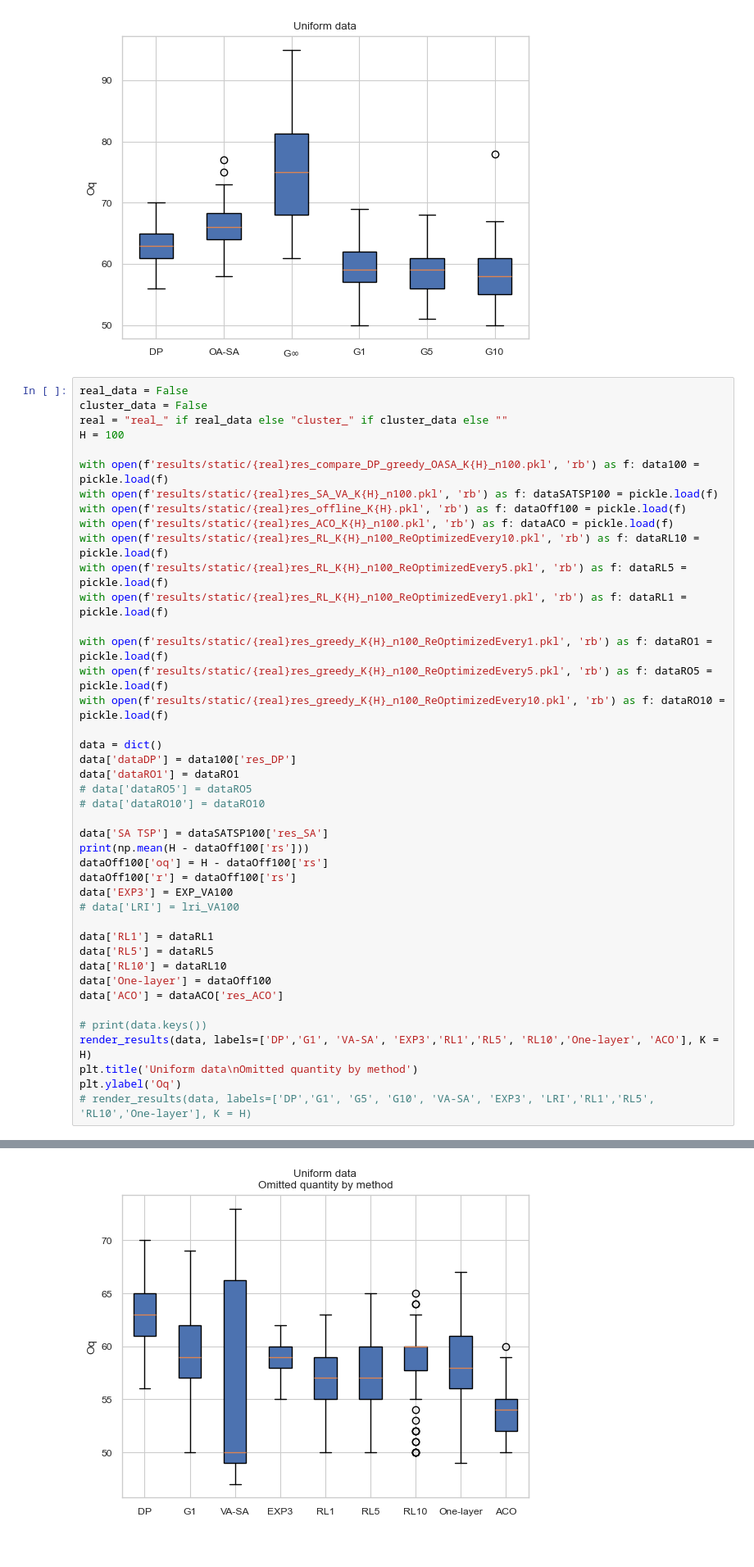
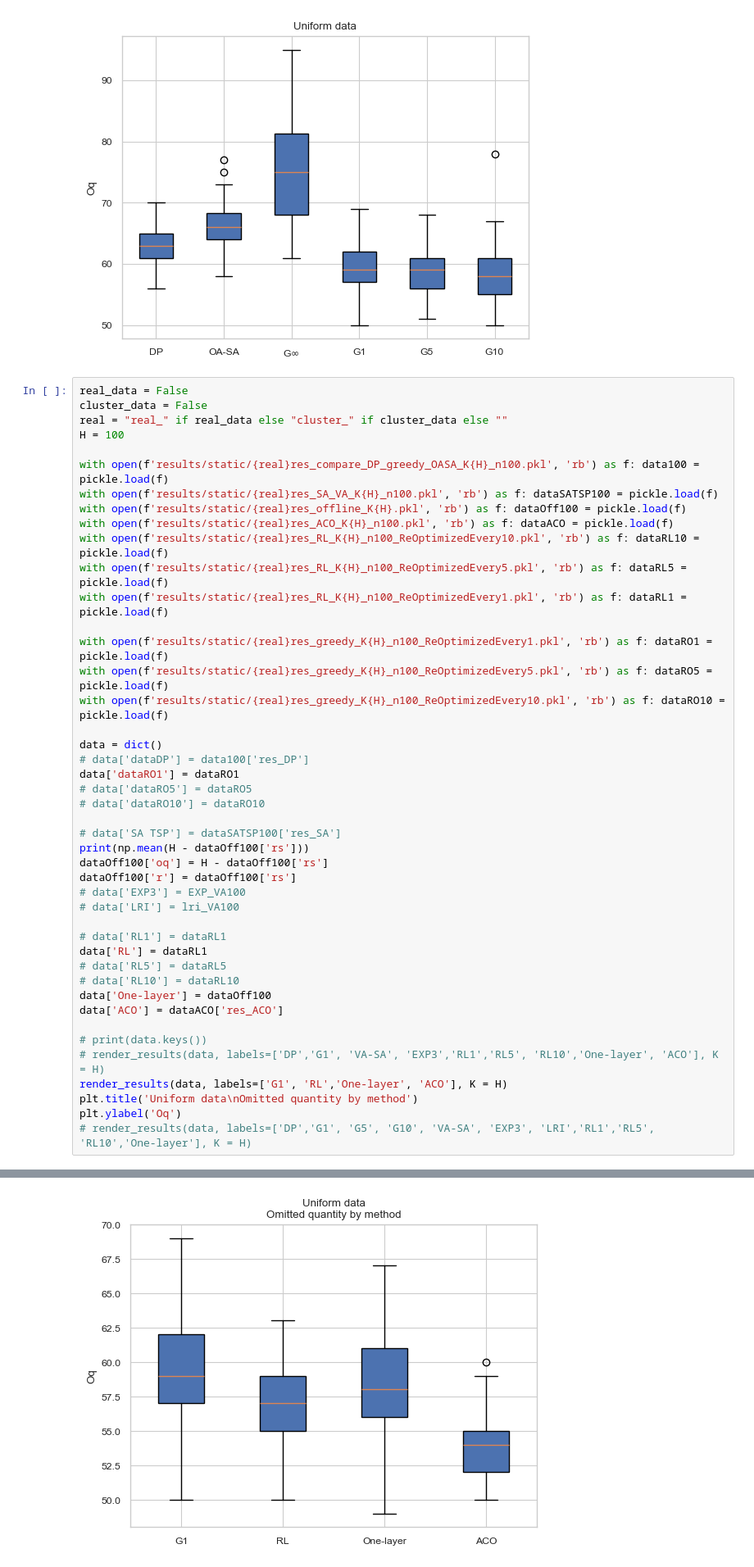
Before and after one commit to Farid-Najar/DynamicQVRP, a Jupyter notebook: results_static.ipynb, the cells around one changed output, grey strips where cells are left out. Shown at 82% size. Drawn from its saved outputs; the diff is of its cells as text.

```diff
--- a/results_static.ipynb
+++ b/results_static.ipynb
@@ -597,26 +595,28 @@ with open(f'results/static/{real}res_greedy_K{H}_n100_ReOptimizedEvery5.pkl', 'r
 with open(f'results/static/{real}res_greedy_K{H}_n100_ReOptimizedEvery10.pkl', 'rb') as f: dataRO10 = pickle.load(f)
 
 data = dict()
-data['dataDP'] = data100['res_DP']
+# data['dataDP'] = data100['res_DP']
 data['dataRO1'] = dataRO1
 # data['dataRO5'] = dataRO5
 # data['dataRO10'] = dataRO10
 
-data['SA TSP'] = dataSATSP100['res_SA']
+# data['SA TSP'] = dataSATSP100['res_SA']
 print(np.mean(H - dataOff100['rs']))
 dataOff100['oq'] = H - dataOff100['rs']
 dataOff100['r'] = dataOff100['rs']
-data['EXP3'] = EXP_VA100
+# data['EXP3'] = EXP_VA100
 # data['LRI'] = lri_VA100
 
-data['RL1'] = dataRL1
-data['RL5'] = dataRL5
-data['RL10'] = dataRL10
+# data['RL1'] = dataRL1
+data['RL'] = dataRL1
+# data['RL5'] = dataRL5
+# data['RL10'] = dataRL10
 data['One-layer'] = dataOff100
 data['ACO'] = dataACO['res_ACO']
 
 # print(data.keys())
-render_results(data, labels=['DP','G1', 'VA-SA', 'EXP3','RL1','RL5', 'RL10','One-layer', 'ACO'], K = H)
+# render_results(data, labels=['DP','G1', 'VA-SA', 'EXP3','RL1','RL5', 'RL10','One-layer', 'ACO'], K = H)
+render_results(data, labels=['G1', 'RL','One-layer', 'ACO'], K = H)
 plt.title('Uniform data\nOmitted quantity by method')
 plt.ylabel('Oq')
 # render_results(data, labels=['DP','G1', 'G5', 'G10', 'VA-SA', 'EXP3', 'LRI','RL1','RL5', 'RL10','One-layer'], K = H)
@@ -626,5 +626,5 @@ plt.ylabel('Oq')
 Text(0, 0.5, 'Oq')
-[figure, old version]
+[figure, new version]
 # %% [markdown]
 ## Cluster
 # %%
```
Also changed, not shown: parts of 7 cells of this notebook, 11 other files.
